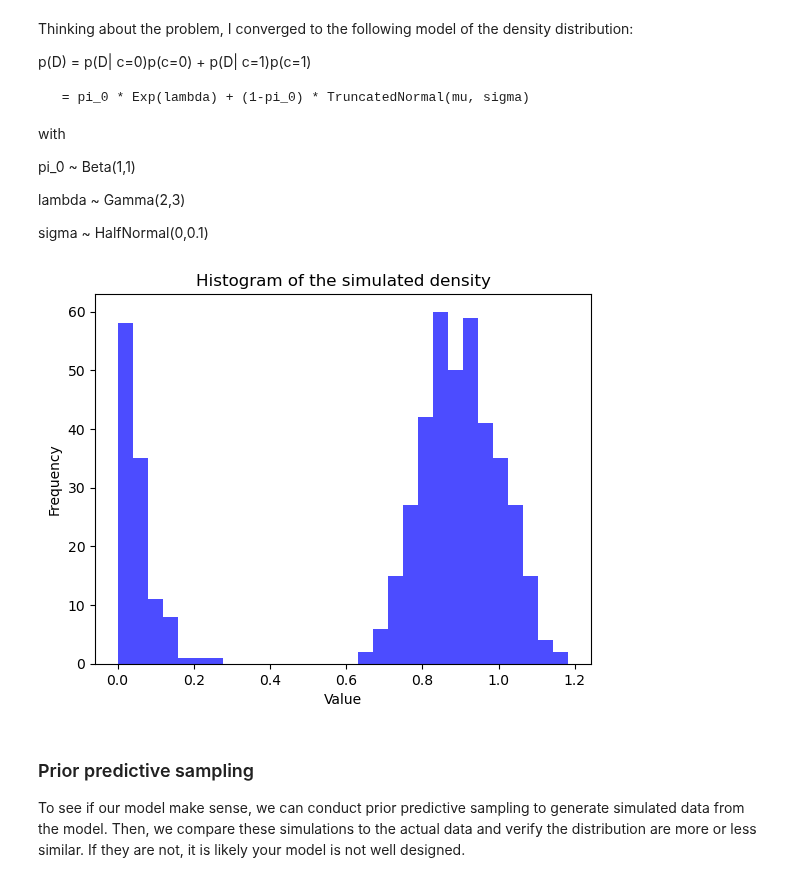
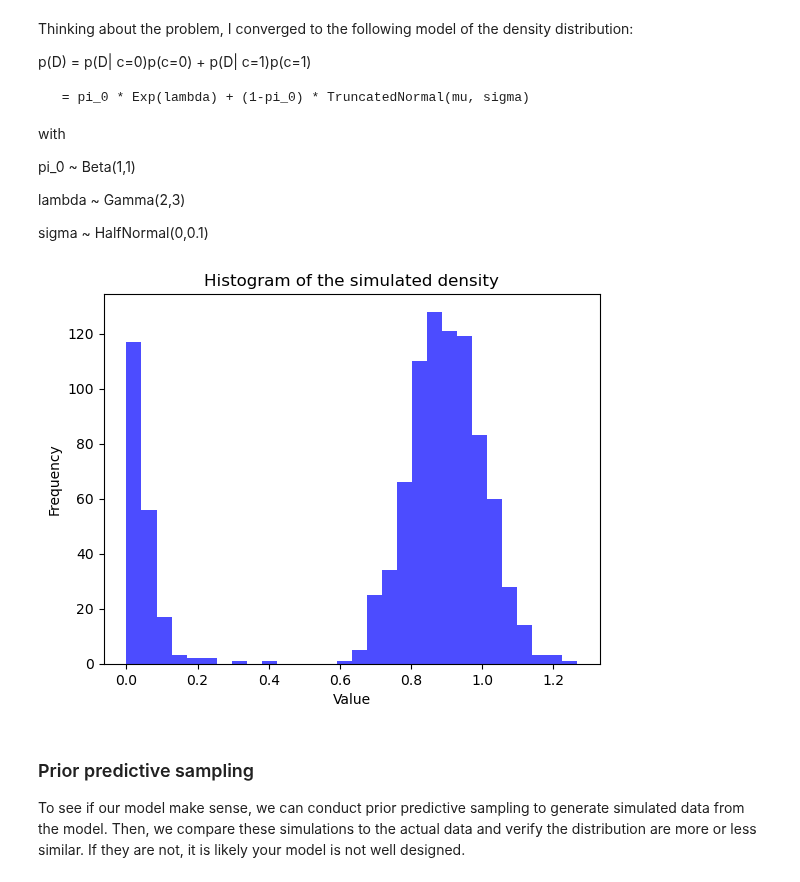
Before and after one commit to oesteban/hcph-sops, a Jupyter notebook: docs/analysis/bayesian_modeling_sc.ipynb, the cells around one changed output. Saved outputs shown, nothing was run; the diff lists cells and outputs as text; code cells hidden in the pictures.

```diff
--- a/docs/analysis/bayesian_modeling_sc.ipynb
+++ b/docs/analysis/bayesian_modeling_sc.ipynb
@@ -101,29 +101,29 @@ sigma ~ HalfNormal(0,0.1)
 # %%
 import pymc as pm
 import numpy as np
 import arviz as az
 
 # Dummy data
 true_pi0 = 0.2
 true_sigma = 0.1
 true_mu = 0.9
 true_lambda = 0.05
 
-n_samples = 500
+n_samples = 1000
 # Randomly assign whether the connection is present or not
 z_true = np.random.binomial(1, 1 - true_pi0, size=n_samples)
 # Draw from an exponential distribution where the connection is absent and from a normal distribution where the connection is present
 density_obs = np.where(z_true == 0, np.random.exponential(true_lambda, size=n_samples), np.random.normal(true_mu, true_sigma, size=n_samples))
 # Cast negative values to zero
 density_obs = np.clip(density_obs, 0, None)
 
 plt.hist(density_obs, bins=30, color='blue', alpha=0.7)
 plt.title('Histogram of the simulated density')
 plt.xlabel('Value')
 plt.ylabel('Frequency')
 plt.show()
 # %% [output]
-[figure, old version]
+[figure, new version]
 # %% [markdown]
 ### Prior predictive sampling
 To see if our model make sense, we can conduct prior predictive sampling to generate simulated data from the model. Then, we compare these simulations to the actual data and verify the distribution are more or less similar. If they are not, it is likely your model is not well designed.
```
Also changed, not shown: parts of 6 cells of this notebook.
